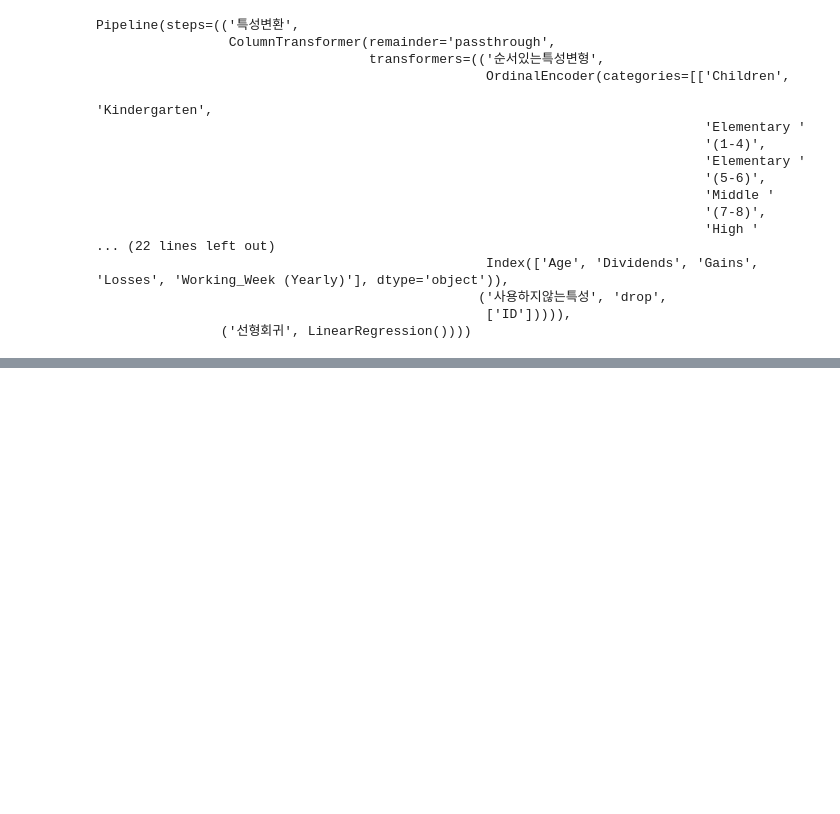
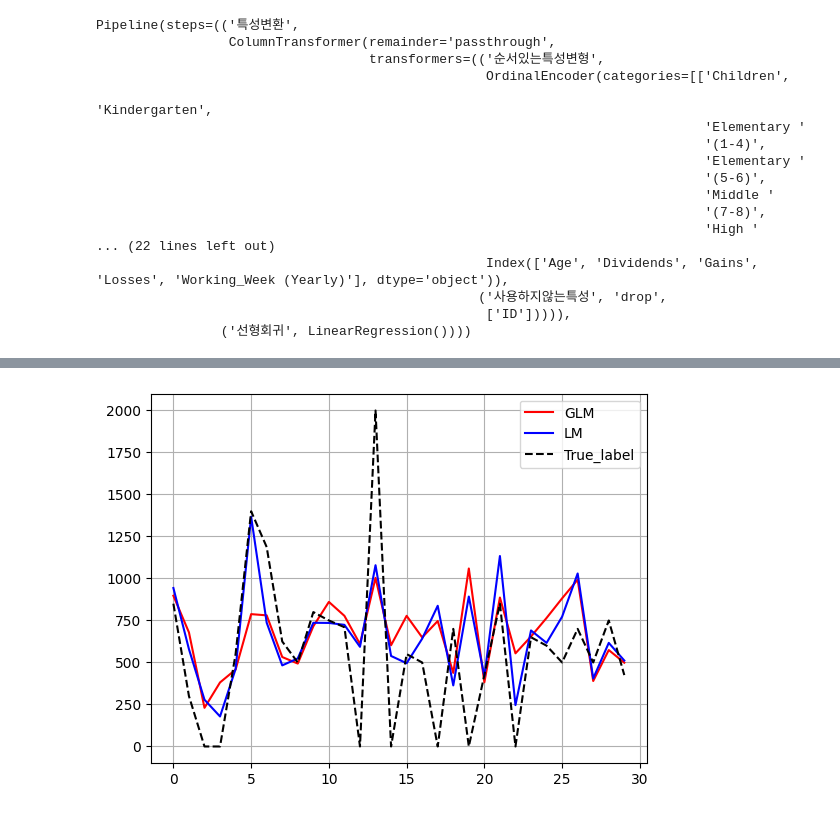
Before and after one commit to Apple03244/ML, a Jupyter notebook: 01_Linear/00_linearRegression.ipynb, the cells around one changed output, grey strips where cells are left out. Cells and saved outputs as stored; diff of their text form; code cells hidden in the pictures; blank space fills up the shorter version.

Commit message:
linear regression

```diff
--- a/01_Linear/00_linearRegression.ipynb
+++ b/01_Linear/00_linearRegression.ipynb
@@ -263,0 +268,11 @@ np.float64(3.4838190622253983e+58)
+# %%
+exp_link=pre.FunctionTransformer(exp_trans,validate=True)
+link_linear_model=pip.Pipeline([
+    ("LinkFuntion",exp_link),
+    ("LinearModel",lin.LinearRegression())
+])
+# %%
+GLM=pip.Pipeline(
+    (("특성변환",LinearRegression.named_steps["특성변환"]),
+    ("LinkFuntion",exp_link),
+    ("LinearModel",lin.LinearRegression())))
@@ -263,0 +299,14 @@ np.float64(3.4838190622253983e+58)
+# %%
+# repeat_kfold=mod.RepeatedKFold(n_splits=10,n_repeats=10,random_state=1)
+
+# columns=use_df.columns.difference(label)
+GLM_mse_list=[]
+for train_idx,test_idx in repeat_kfold.split(use_df):
+    train_=use_df.iloc[train_idx]
+    test_=use_df.iloc[test_idx]
+
+    GLM.fit(X=train_[columns],y=train_[label])
+    y_pred=GLM.predict(X=test_[columns])
+    mse=met.mean_squared_error(y_pred=y_pred,y_true=test_[label])
+
+    GLM_mse_list.append(mse)
@@ -263,0 +325,3 @@ np.float64(3.4838190622253983e+58)
+# %%
+GLM.fit(use_df[columns],use_df[label])
+LinearRegression.fit(use_df[columns],use_df[label])
@@ -263,0 +382,8 @@ np.float64(3.4838190622253983e+58)
+# %%
+plt.plot(GLM.predict(test_[columns][:30]),color="red",label="GLM")
+plt.plot(LinearRegression.predict(test_[columns][:30]),color="blue",label="LM")
+plt.plot(test_[label].values[:30],color="black",linestyle="--",label="True_label")
+plt.legend()
+plt.grid()
+# %% [output]
+[figure, added]
```
Also changed, not shown: parts of 29 cells of this notebook, 6 other files.
